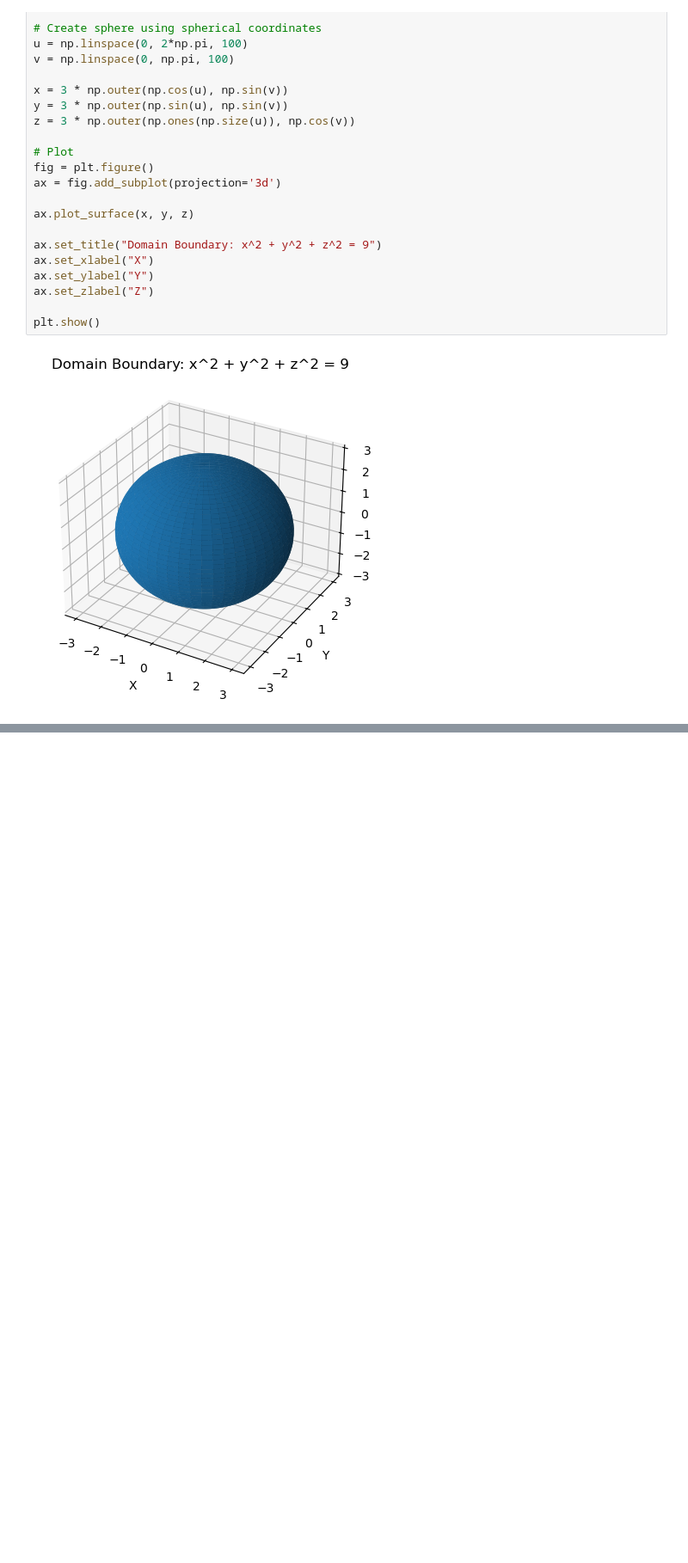
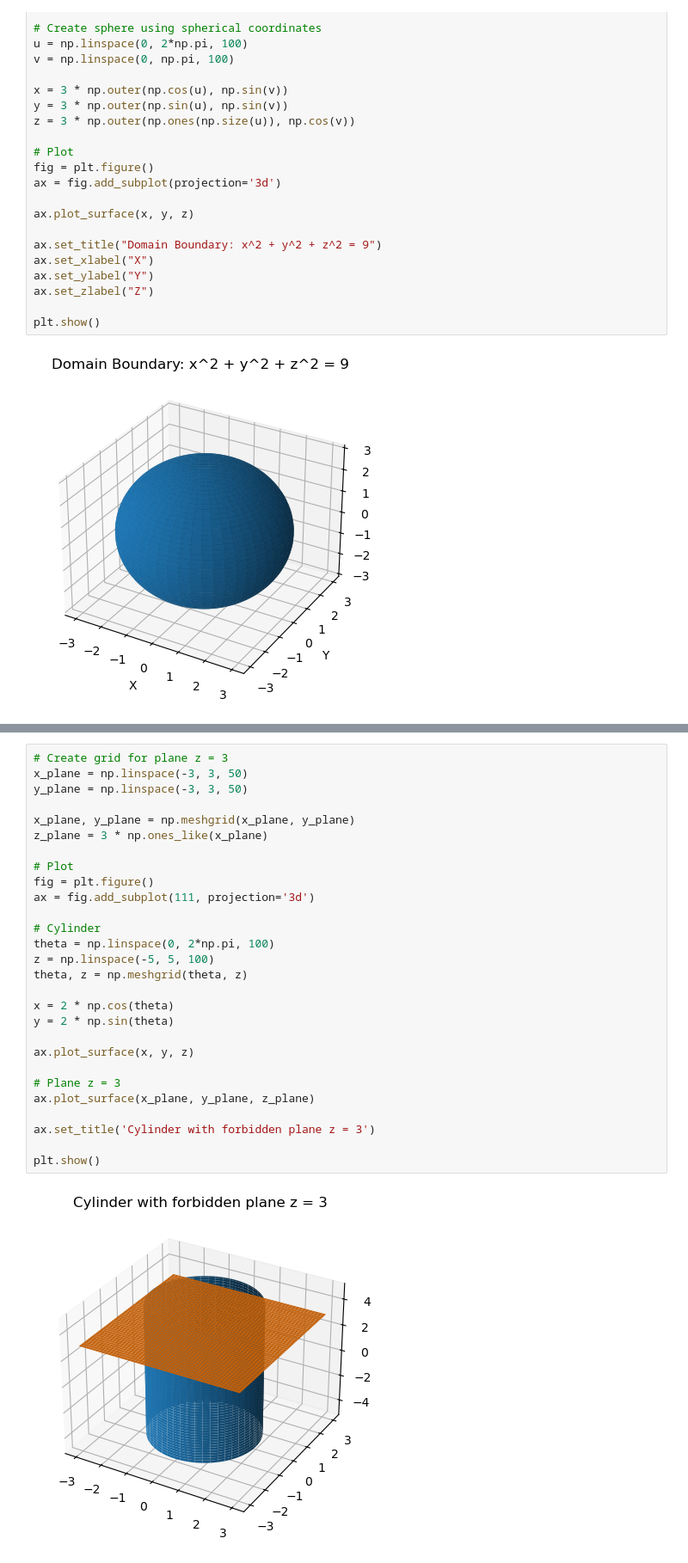
Before and after one commit to aya-alharazin/Machine-Learning, a Jupyter notebook: 03 - Domain.ipynb, the cells around one changed output, grey strips where cells are left out. Shown at 86% size. Drawn from its saved outputs; the diff is of its cells as text; blank space fills up the shorter version.

```diff
--- a/03 - Domain.ipynb
+++ b/03 - Domain.ipynb
@@ -90,0 +125,30 @@ plt.show()
+# %%
+# Create grid for plane z = 3
+x_plane = np.linspace(-3, 3, 50)
+y_plane = np.linspace(-3, 3, 50)
+
+x_plane, y_plane = np.meshgrid(x_plane, y_plane)
+z_plane = 3 * np.ones_like(x_plane)
+
+# Plot
+fig = plt.figure()
+ax = fig.add_subplot(111, projection='3d')
+
+# Cylinder
+theta = np.linspace(0, 2*np.pi, 100)
+z = np.linspace(-5, 5, 100)
+theta, z = np.meshgrid(theta, z)
+
+x = 2 * np.cos(theta)
+y = 2 * np.sin(theta)
+
+ax.plot_surface(x, y, z)
+
+# Plane z = 3
+ax.plot_surface(x_plane, y_plane, z_plane)
+
+ax.set_title('Cylinder with forbidden plane z = 3')
+
+plt.show()
+# %% [output]
+[figure, added]
```
Also changed, not shown: parts of 6 cells of this notebook, 2 other files.
